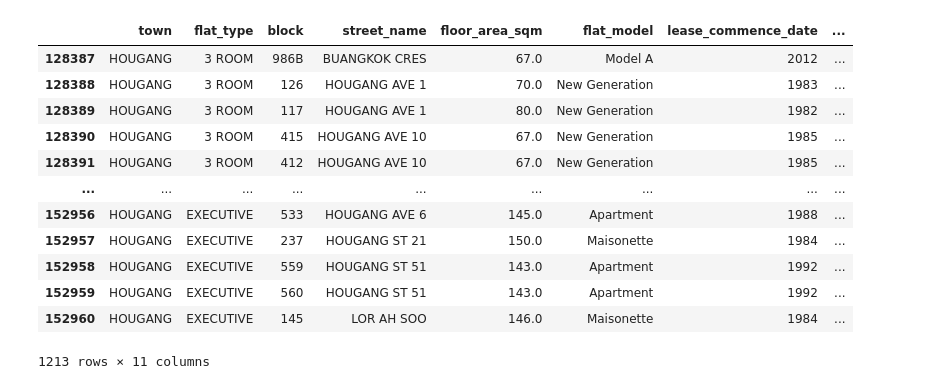
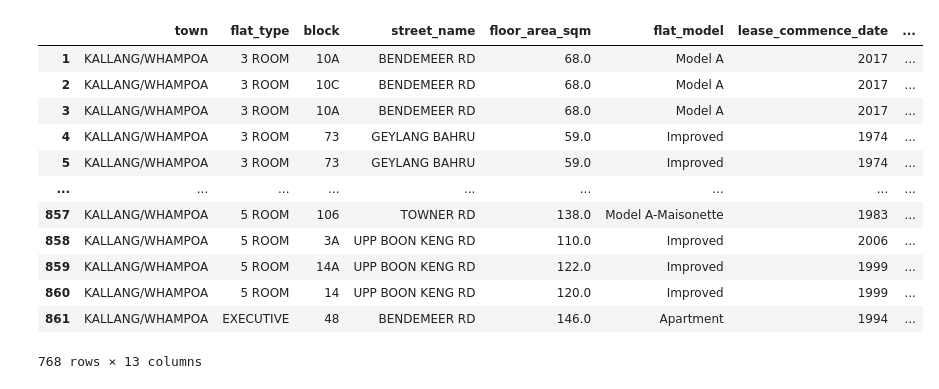
Before and after one commit to kelvinsjk/hdb-resale-price-ai, a Jupyter notebook: api-access-kallangwhompoa.ipynb, the cells around one changed output. Saved outputs shown, nothing was run; the diff lists cells and outputs as text; code cells hidden in the pictures.

```diff
--- a/api-access-kallangwhompoa.ipynb
+++ b/api-access-kallangwhompoa.ipynb
@@ -48,11 +48,11 @@ def load_and_cleanup():
 df = load_and_cleanup()
 df.describe()
 date_max = df.date.max()
-town = 'Jurong_East'
+town = 'Kallang/Whampoa'
+town2 = 'Kallang_Whampoa'
 df = df[(df.town==town.replace('_', ' ').upper()) & (df.date > date_max-12)]
-
 from pathlib import Path
-file = Path(f'./data/{town}_June22_May23.csv')
+file = Path(f'./data/{town2}_June22_May23.csv')
 df.to_csv(file,index=False)
 df
 # %% [output]
@@ -135,19 +154,20 @@ len(blk_street.unique())
 # %%
-df = a.copy()
-file = Path(f'./data/{town}_June22_May23_without_newest.csv')
+#df = pd.read_csv('./data/Kallang_Whampoa_June22_May23.csv')
+df = df[~df.long.isna()].copy()
+file = Path(f'./data/{town2}_June22_May23_without_newest.csv')
 df.to_csv(file,index=False)
 df
 # %% [output]
 |  | town | flat_type | block | street_name | floor_area_sqm | flat_model | lease_commence_date | ... |
-| 128387 | HOUGANG | 3 ROOM | 986B | BUANGKOK CRES | 67.0 | Model A | 2012 | ... |
-| 128388 | HOUGANG | 3 ROOM | 126 | HOUGANG AVE 1 | 70.0 | New Generation | 1983 | ... |
-| 128389 | HOUGANG | 3 ROOM | 117 | HOUGANG AVE 1 | 80.0 | New Generation | 1982 | ... |
-| 128390 | HOUGANG | 3 ROOM | 415 | HOUGANG AVE 10 | 67.0 | New Generation | 1985 | ... |
-| 128391 | HOUGANG | 3 ROOM | 412 | HOUGANG AVE 10 | 67.0 | New Generation | 1985 | ... |
+| 1 | KALLANG/WHAMPOA | 3 ROOM | 10A | BENDEMEER RD | 68.0 | Model A | 2017 | ... |
+| 2 | KALLANG/WHAMPOA | 3 ROOM | 10C | BENDEMEER RD | 68.0 | Model A | 2017 | ... |
+| 3 | KALLANG/WHAMPOA | 3 ROOM | 10A | BENDEMEER RD | 68.0 | Model A | 2017 | ... |
+| 4 | KALLANG/WHAMPOA | 3 ROOM | 73 | GEYLANG BAHRU | 59.0 | Improved | 1974 | ... |
+| 5 | KALLANG/WHAMPOA | 3 ROOM | 73 | GEYLANG BAHRU | 59.0 | Improved | 1974 | ... |
 | ... | ... | ... | ... | ... | ... | ... | ... | ... |
-| 152956 | HOUGANG | EXECUTIVE | 533 | HOUGANG AVE 6 | 145.0 | Apartment | 1988 | ... |
-| 152957 | HOUGANG | EXECUTIVE | 237 | HOUGANG ST 21 | 150.0 | Maisonette | 1984 | ... |
-| 152958 | HOUGANG | EXECUTIVE | 559 | HOUGANG ST 51 | 143.0 | Apartment | 1992 | ... |
-| 152959 | HOUGANG | EXECUTIVE | 560 | HOUGANG ST 51 | 143.0 | Apartment | 1992 | ... |
-| 152960 | HOUGANG | EXECUTIVE | 145 | LOR AH SOO | 146.0 | Maisonette | 1984 | ... |
+| 857 | KALLANG/WHAMPOA | 5 ROOM | 106 | TOWNER RD | 138.0 | Model A-Maisonette | 1983 | ... |
+| 858 | KALLANG/WHAMPOA | 5 ROOM | 3A | UPP BOON KENG RD | 110.0 | Improved | 2006 | ... |
+| 859 | KALLANG/WHAMPOA | 5 ROOM | 14A | UPP BOON KENG RD | 122.0 | Improved | 1999 | ... |
+| 860 | KALLANG/WHAMPOA | 5 ROOM | 14 | UPP BOON KENG RD | 120.0 | Improved | 1999 | ... |
+| 861 | KALLANG/WHAMPOA | EXECUTIVE | 48 | BENDEMEER RD | 146.0 | Apartment | 1994 | ... |
-1213 rows × 11 columns
+768 rows × 13 columns
```
Also changed, not shown: parts of 16 cells of this notebook, 19 other files.
